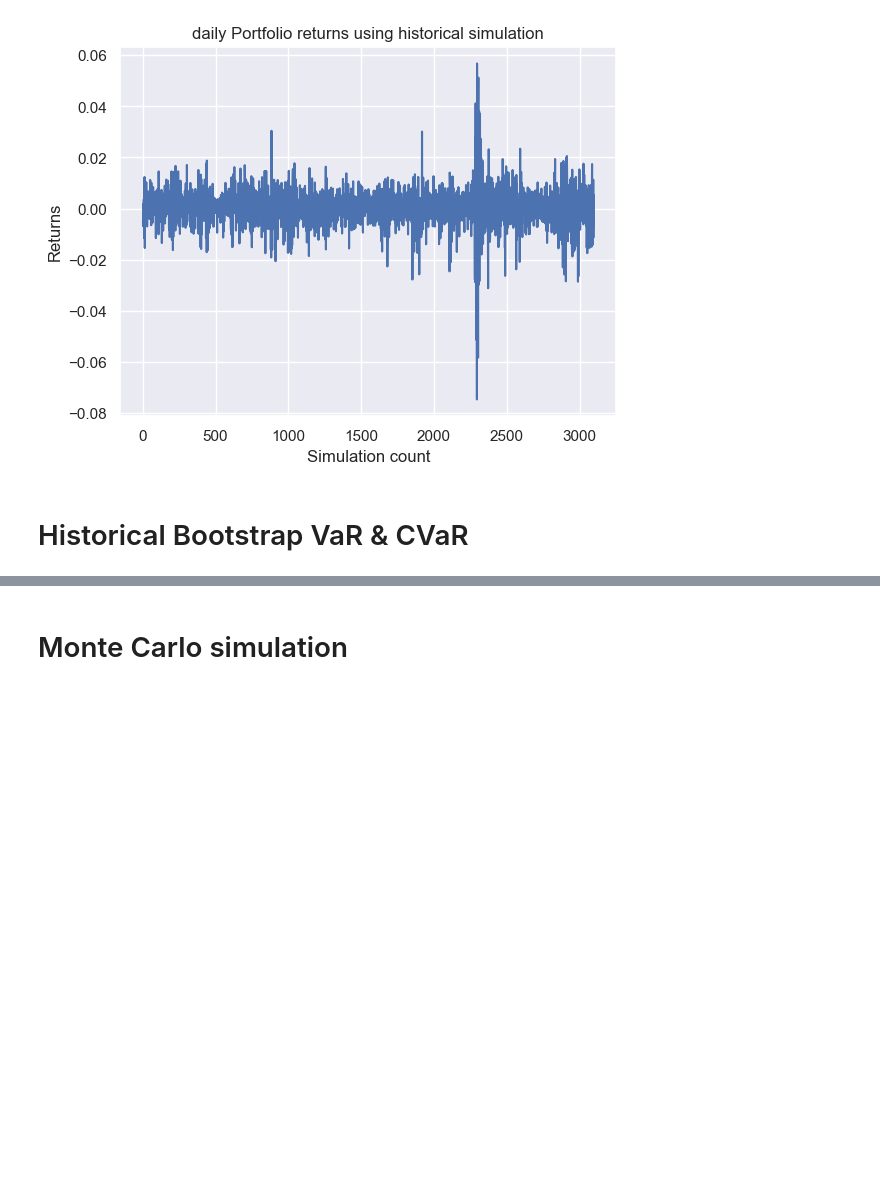
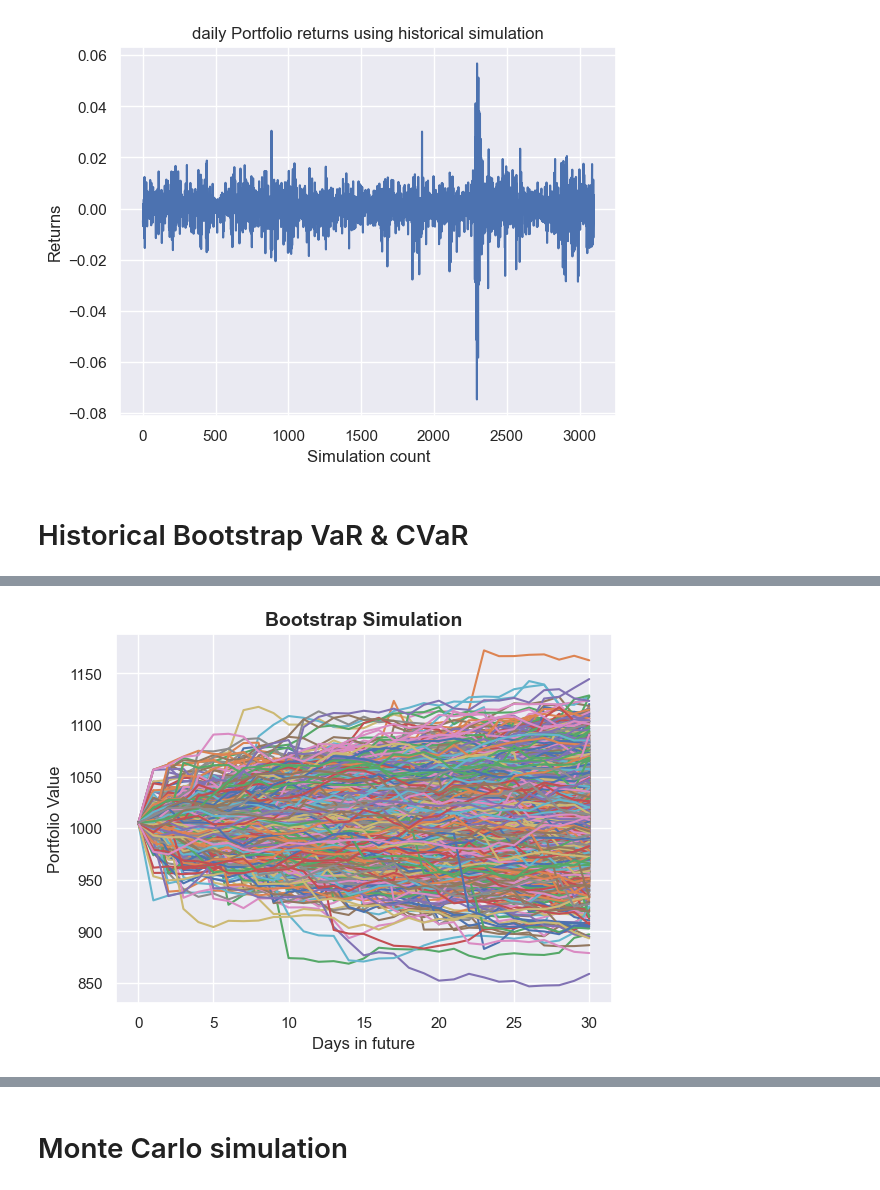
Before and after one commit to duongdidom/Value-at-Risk-VaR, a Jupyter notebook: VaR.ipynb, the cells around one changed output, grey strips where cells are left out. Saved outputs shown, nothing was run; the diff lists cells and outputs as text; code cells hidden in the pictures; blank space fills up the shorter version.

```diff
--- a/VaR.ipynb
+++ b/VaR.ipynb
@@ -523,0 +570,11 @@ bootstrap_returns = []
+# %%
+simul_days = 30
+BSsim_df = Bootstrap_Simulation(
+    df=df_returns[['Portf_return']],
+    invest_amt=invst,
+    weight=[1],
+    simul_days=simul_days,
+    plot=True
+)
+# %% [output]
+[figure, added]
```
Also changed, not shown: parts of 14 cells of this notebook.
